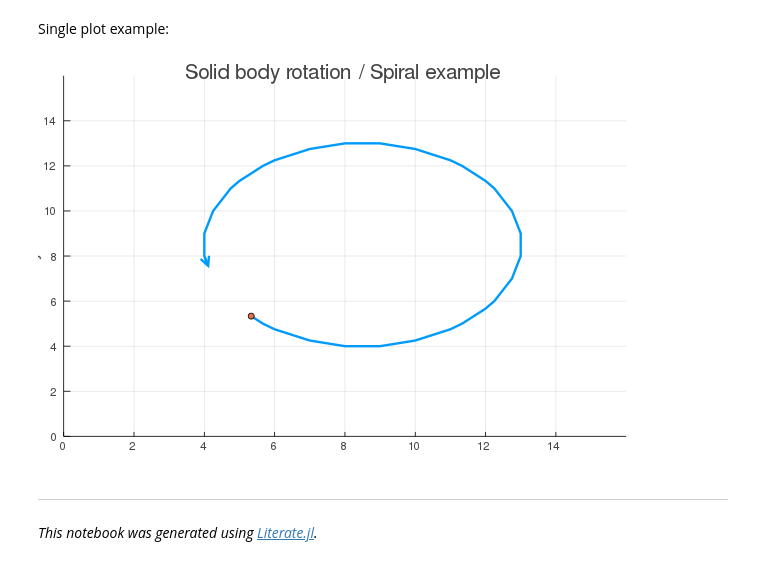
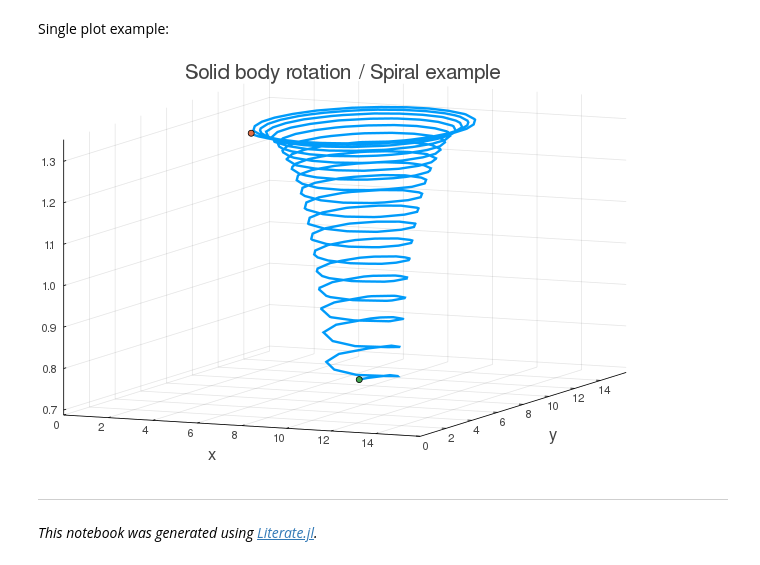
Before and after one commit to JuliaClimate/IndividualDisplacements.jl, a Jupyter notebook: dev/notebooks/solid_body_rotation.ipynb, the cells around one changed output. Cells and saved outputs as stored; diff of their text form; code cells hidden in the pictures.

```diff
--- a/dev/notebooks/solid_body_rotation.ipynb
+++ b/dev/notebooks/solid_body_rotation.ipynb
@@ -29,6 +29,7 @@ using IndividualDisplacements, MeshArrays
 - call `SetPeriodicDomain` function with a chosen grid size; e.g. `np=16`
 # %%
 np=16
+nz=4
 
 Γ=simple_periodic_domain(np);
 # %% [markdown]
@@ -42,6 +43,7 @@ np=16
 t0=0.0
 t1=0.95*2*pi
 #t1=2.95*2*pi
+t1=19.95*2*pi
 
 #solid-body rotation around central location
 i=Int(np/2+1)
@@ -50,18 +52,29 @@ v=(Γ["XG"].-Γ["XG"][1][i,i])
 
 #add some convergence to / divergence from central location
 d=0.0
-#d=-0.10
+d=-0.01
 u=u+d*(Γ["XG"].-Γ["XG"][1][i,i])
 v=v+d*(Γ["YG"].-Γ["YG"][1][i,i])
 
+#"vertical" component w
+γ=Γ["XC"].grid
+w=fill(1.0,MeshArray(γ,γ.ioPrec,nz))
+
+#replicate u,v "vertically"
+uu=MeshArray(γ,γ.ioPrec,nz)
+[uu[k]=u[1] for k=1:nz]
+vv=MeshArray(γ,γ.ioPrec,nz)
+[vv[k]=v[1] for k=1:nz]
+
 #store everything in a dictionnary
-𝑃=Dict("u0" => u, "u1" => u, "v0" => v, "v1" => v, "t0" => t0, "t1" => t1)
+𝑃=Dict("u0" => uu, "u1" => uu, "v0" => vv, "v1" => vv,
+       "w0" => 0.0*w, "w1" => -0.01*w, "t0" => t0, "t1" => t1)
 𝑃=merge(𝑃,Γ);
 # %% [markdown]
 ## 1.4 Initial Position and Time
 # %%
-u0=np*[1/3,1/3]
-du=fill(0.0,2)
+u0=[np*1/3,np*1/3,nz*1/3]
+du=fill(0.0,3)
 𝑇 = (𝑃["t0"],𝑃["t1"]);
 # %% [markdown]
 ## 2.1 Solve For Particle Trajectory
@@ -71,9 +84,9 @@ du=fill(0.0,2)
 
 _For additional documentation, try `?ODEProblem` or `?solve`_
 # %%
-prob = ODEProblem(⬡,u0,𝑇,𝑃)
+prob = ODEProblem(dxyz_dt,u0,𝑇,𝑃)
 sol = solve(prob,Tsit5(),reltol=1e-8)
 
-x,y=sol[1,:],sol[2,:]
+x,y,z=sol[1,:],sol[2,:],sol[3,:]
 nt=length(x)
 # %% [output]
@@ -105,9 +118,10 @@ end
 Single plot example:
 # %%
 plt=myplot(nt)
-scatter!(plt,[u0[1]],[u0[2]])
+scatter!(plt,[u0[1]],[u0[2]],[u0[3]])
+scatter!(plt,[x[end]],[y[end]],[z[end]])
 # %% [output]
-[figure, old version]
+[figure, new version]
 # %% [markdown]
 ---
 
```
Also changed, not shown: parts of 2 cells of this notebook, 13 other files.
